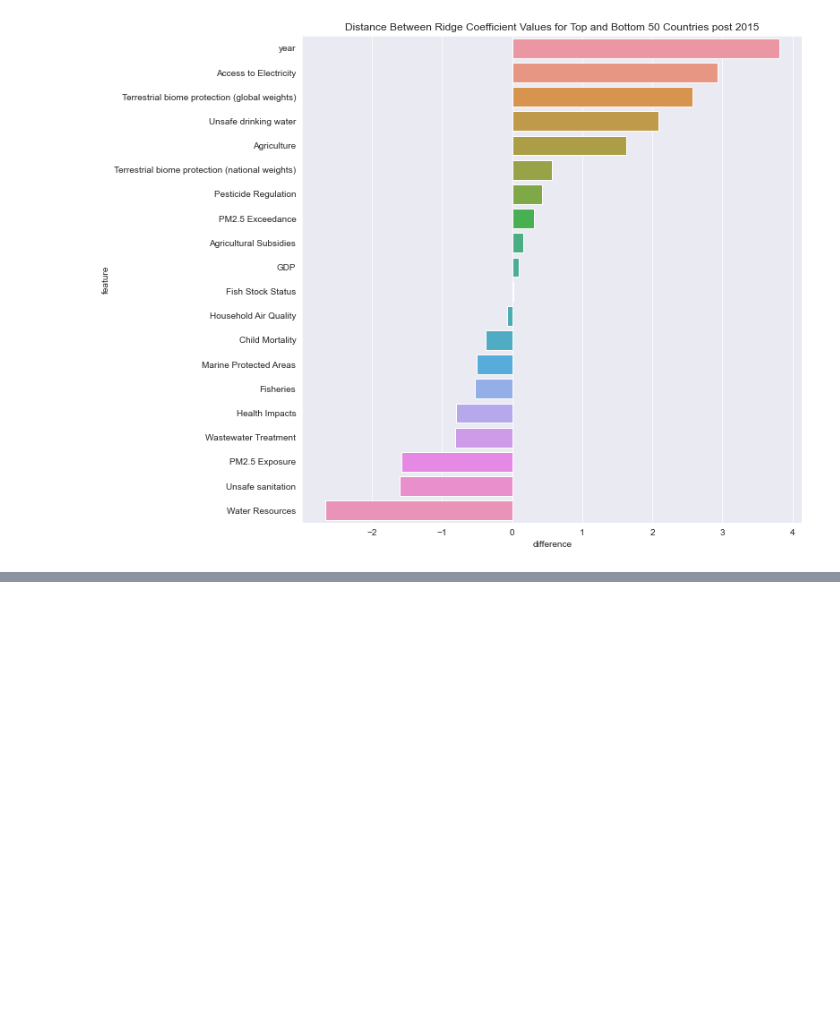
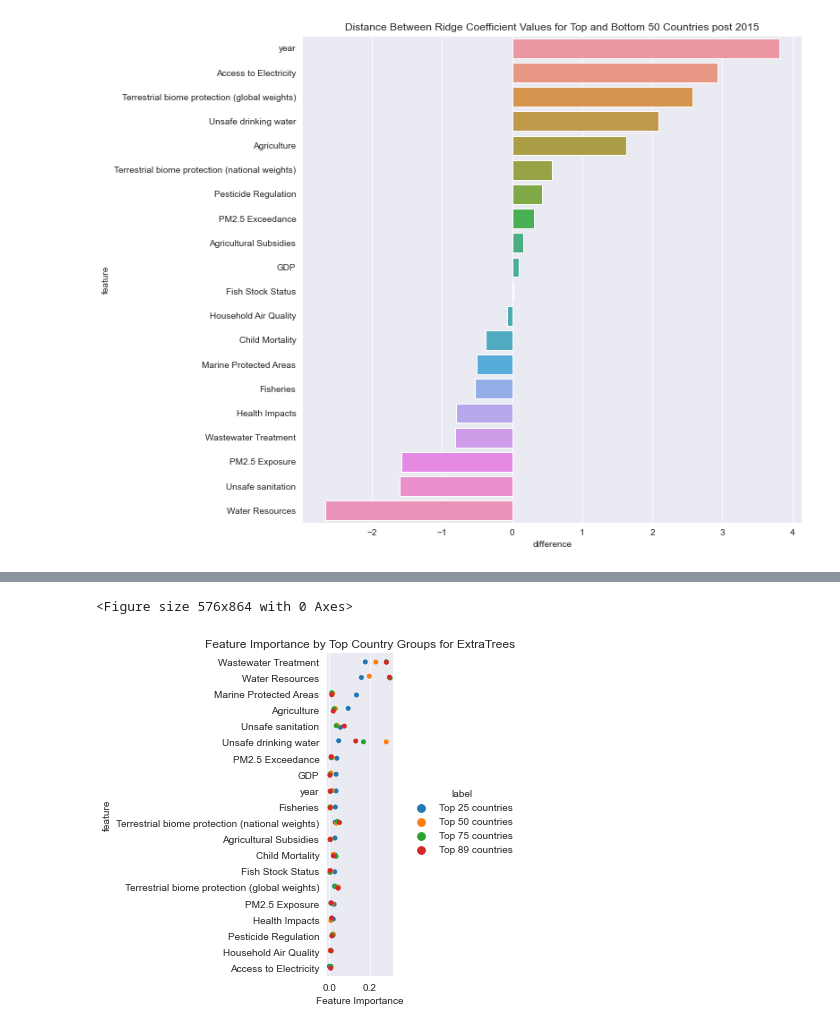
Before and after one commit to Avanyali/EPIDemographicModel, a Jupyter notebook: Step4b_Dan_ModelingByCountryGroups.ipynb, the cells around one changed output, grey strips where cells are left out. Saved outputs shown, nothing was run; the diff lists cells and outputs as text; code cells hidden in the pictures; blank space fills up the shorter version.

Commit message:
GDP and EXtra Trees

```diff
--- a/Step4b_Dan_ModelingByCountryGroups.ipynb
+++ b/Step4b_Dan_ModelingByCountryGroups.ipynb
@@ -806,0 +836,7 @@ plt.savefig('./images/CountryCoefCatplots/Coefs_top_and_bot_RidgeReg_diffs_post_
+# %%
+
+value_list = [25,50,75,89]
+top_et_list = []
+for value in value_list:
+    a = extra_trees(value, df, 'country_name', 'Environmental Performance Index')
+    top_et_list.append(a)
@@ -806,0 +852,5 @@ plt.savefig('./images/CountryCoefCatplots/Coefs_top_and_bot_RidgeReg_diffs_post_
+# %%
+top_countries_et_df= pd.DataFrame()
+for i in top_et_list:
+    top_countries_et_df[i.columns[0]] = i.iloc[:,0]
+    top_countries_et_df[i.columns[1]] = i.iloc[:,1]
@@ -806,0 +876,11 @@ plt.savefig('./images/CountryCoefCatplots/Coefs_top_and_bot_RidgeReg_diffs_post_
+# %%
+catplot_top_et = create_catplot_df(value_list, top_countries_et_df, model="estimator")
+# %%
+plt.figure(figsize=(8,12))
+sns.catplot(data=catplot_top_et, x='coef', y='feature', hue='label', orient='h')
+plt.title('Feature Importance by Top Country Groups for ExtraTrees')
+plt.xlabel('Feature Importance');
+plt.savefig('./images/CountryExtraTrees/Feature_Importance_Top_groups', bbox_inches='tight')
+# %% [output]
+<Figure size 576x864 with 0 Axes>
+[figure, added]
```
Also changed, not shown: parts of 81 cells of this notebook, 55 other files.
